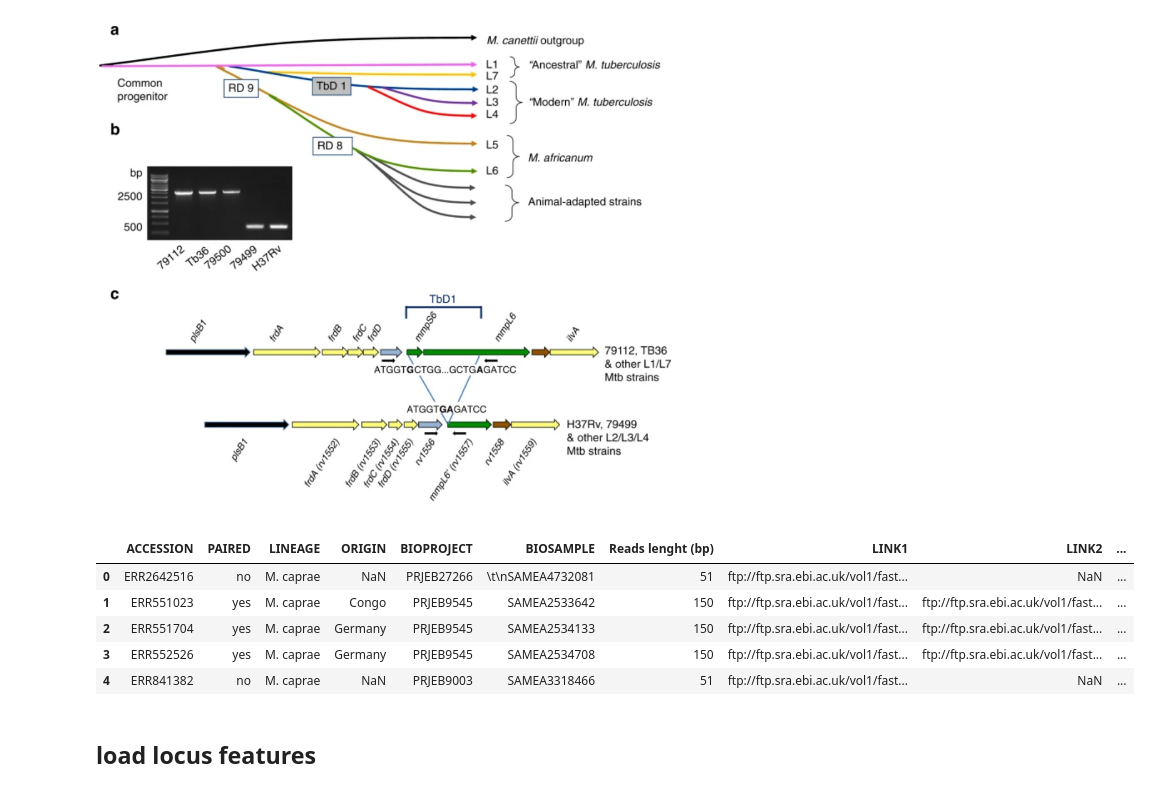
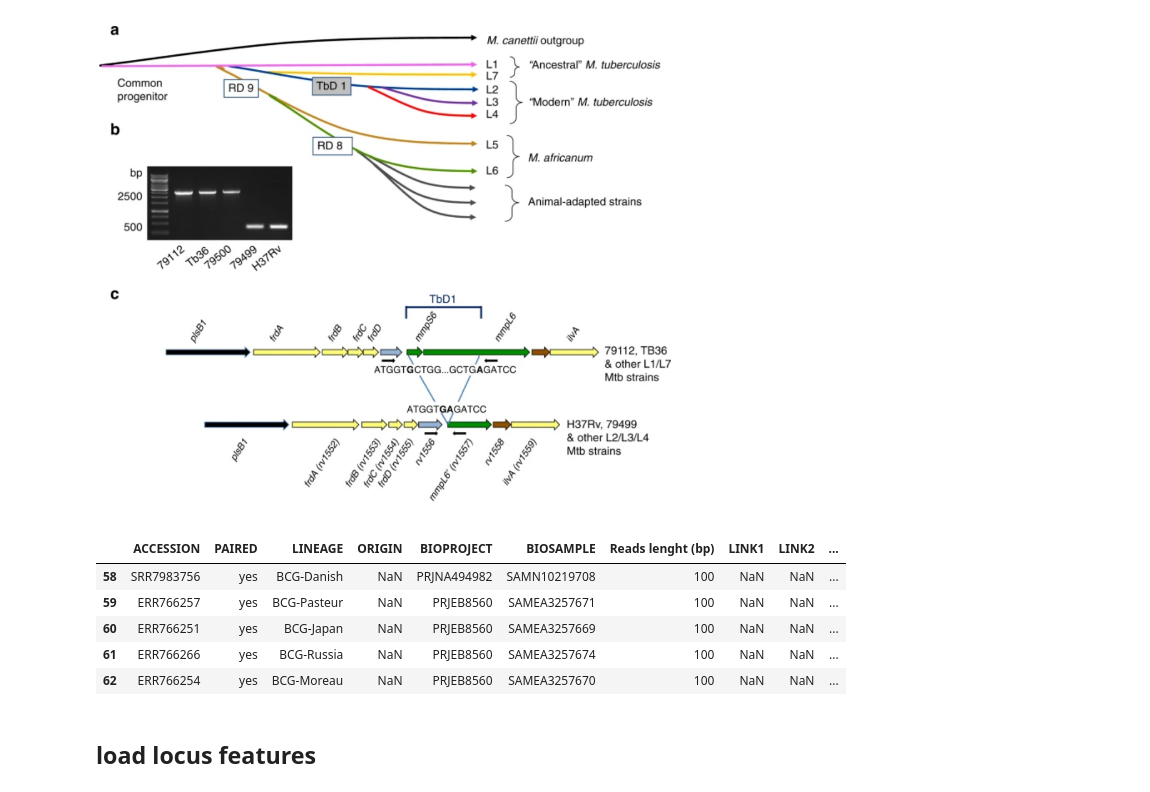
Before and after one commit to dmnfarrell/mtbc_analyses, a Jupyter notebook: tbd1/analysis.ipynb, the cells around one changed output. Saved outputs shown, nothing was run; the diff lists cells and outputs as text; code cells hidden in the pictures.

Commit message:
updated genomes table

```diff
--- a/tbd1/analysis.ipynb
+++ b/tbd1/analysis.ipynb
@@ -59,14 +59,14 @@ from snpgenie import tools, aligners, app, trees, plotting
 # %%
 read_data = pd.read_csv('../genomes_data.csv')
 path = '/storage/elena_data'
-read_data[:5]
+read_data[-5:]
 # %% [output]
 |  | ACCESSION | PAIRED | LINEAGE | ORIGIN | BIOPROJECT | BIOSAMPLE | Reads lenght (bp) | LINK1 | LINK2 | ... |
-| 0 | ERR2642516 | no | M. caprae | NaN | PRJEB27266 | \t\nSAMEA4732081 | 51 | ftp://ftp.sra.ebi.ac.uk/vol1/fast... | NaN | ... |
-| 1 | ERR551023 | yes | M. caprae | Congo | PRJEB9545 | SAMEA2533642 | 150 | ftp://ftp.sra.ebi.ac.uk/vol1/fast... | ftp://ftp.sra.ebi.ac.uk/vol1/fast... | ... |
-| 2 | ERR551704 | yes | M. caprae | Germany | PRJEB9545 | SAMEA2534133 | 150 | ftp://ftp.sra.ebi.ac.uk/vol1/fast... | ftp://ftp.sra.ebi.ac.uk/vol1/fast... | ... |
-| 3 | ERR552526 | yes | M. caprae | Germany | PRJEB9545 | SAMEA2534708 | 150 | ftp://ftp.sra.ebi.ac.uk/vol1/fast... | ftp://ftp.sra.ebi.ac.uk/vol1/fast... | ... |
-| 4 | ERR841382 | no | M. caprae | NaN | PRJEB9003 | SAMEA3318466 | 51 | ftp://ftp.sra.ebi.ac.uk/vol1/fast... | NaN | ... |
+| 58 | SRR7983756 | yes | BCG-Danish | NaN | PRJNA494982 | SAMN10219708 | 100 | NaN | NaN | ... |
+| 59 | ERR766257 | yes | BCG-Pasteur | NaN | PRJEB8560 | SAMEA3257671 | 100 | NaN | NaN | ... |
+| 60 | ERR766251 | yes | BCG-Japan | NaN | PRJEB8560 | SAMEA3257669 | 100 | NaN | NaN | ... |
+| 61 | ERR766266 | yes | BCG-Russia | NaN | PRJEB8560 | SAMEA3257674 | 100 | NaN | NaN | ... |
+| 62 | ERR766254 | yes | BCG-Moreau | NaN | PRJEB8560 | SAMEA3257670 | 100 | NaN | NaN | ... |
 # %% [markdown]
 ## load locus features
 # %%
```
Also changed, not shown: parts of 4 cells of this notebook, 3 other files.
